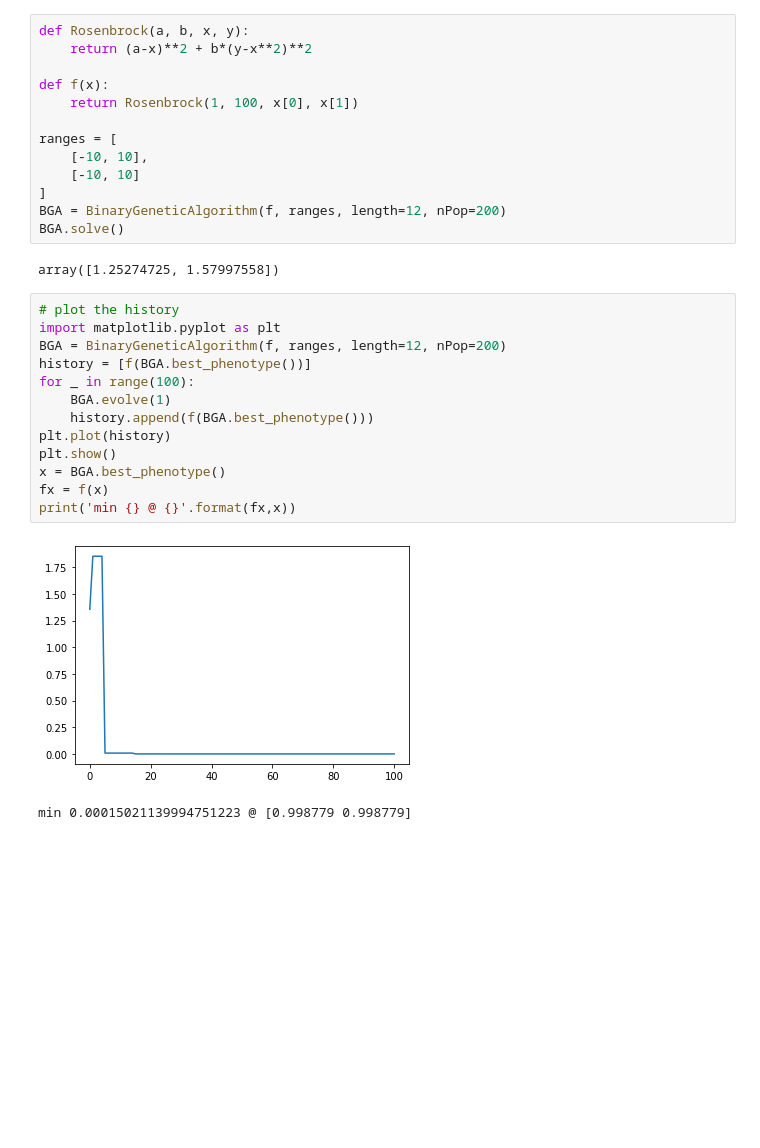
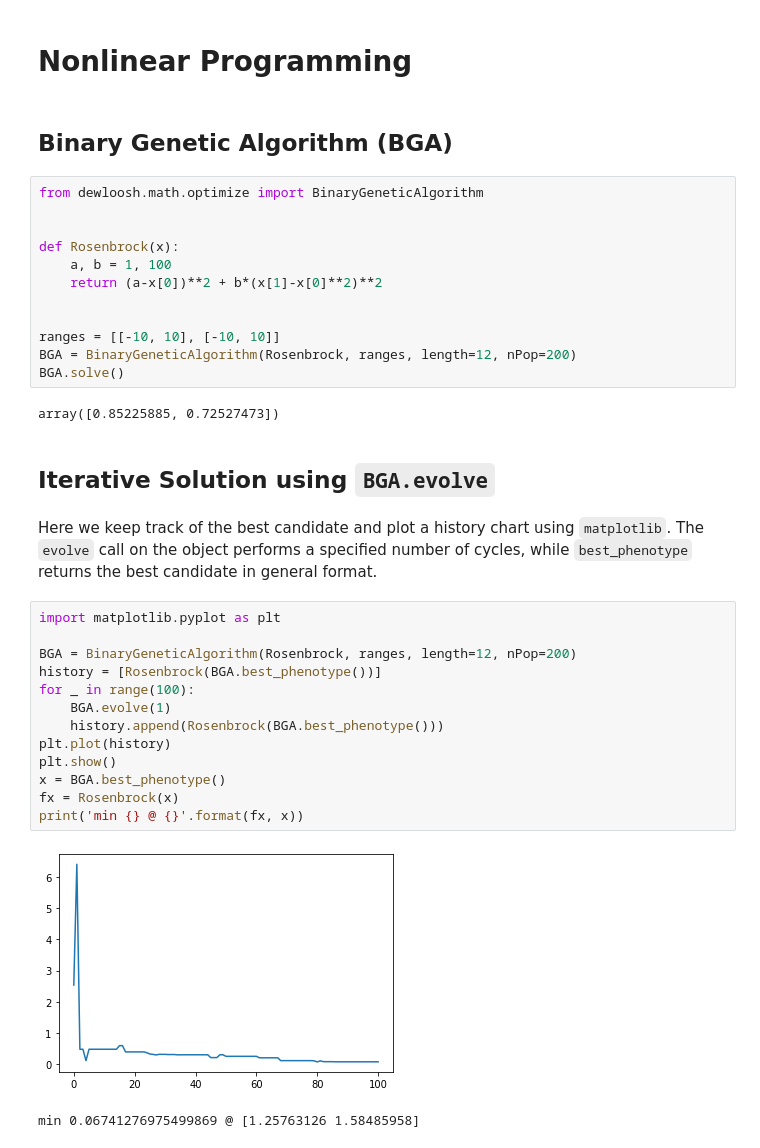
Before and after one commit to dewloosh/dewloosh-math, a Jupyter notebook: examples/genetic.ipynb, the cells around one changed output. Cells and saved outputs as stored; diff of their text form; blank space fills up the shorter version.

```diff
--- a/examples/genetic.ipynb
+++ b/examples/genetic.ipynb
@@ -3,31 +1,39 @@ from dewloosh.math.optimize import BinaryGeneticAlgorithm
+# %% [markdown]
+# **Nonlinear Programming**
+# %% [markdown]
+## Binary Genetic Algorithm (BGA)
 # %%
-def Rosenbrock(a, b, x, y):
-    return (a-x)**2 + b*(y-x**2)**2
+from dewloosh.math.optimize import BinaryGeneticAlgorithm
 
-def f(x):
-    return Rosenbrock(1, 100, x[0], x[1])
 
-ranges = [
-    [-10, 10],
-    [-10, 10]
-]
-BGA = BinaryGeneticAlgorithm(f, ranges, length=12, nPop=200)
+def Rosenbrock(x):
+    a, b = 1, 100
+    return (a-x[0])**2 + b*(x[1]-x[0]**2)**2
+
+
+ranges = [[-10, 10], [-10, 10]]
+BGA = BinaryGeneticAlgorithm(Rosenbrock, ranges, length=12, nPop=200)
 BGA.solve()
 # %% [output]
-array([1.25274725, 1.57997558])
+array([0.85225885, 0.72527473])
+# %% [markdown]
+## Iterative Solution using `BGA.evolve`
+# %% [markdown]
+Here we keep track of the best candidate and plot a history chart using `matplotlib`. The `evolve` call on the object performs a specified number of cycles, while `best_phenotype`
+returns the best candidate in general format.
 # %%
-# plot the history
 import matplotlib.pyplot as plt
-BGA = BinaryGeneticAlgorithm(f, ranges, length=12, nPop=200)
-history = [f(BGA.best_phenotype())]
+
+BGA = BinaryGeneticAlgorithm(Rosenbrock, ranges, length=12, nPop=200)
+history = [Rosenbrock(BGA.best_phenotype())]
 for _ in range(100):
     BGA.evolve(1)
-    history.append(f(BGA.best_phenotype()))
+    history.append(Rosenbrock(BGA.best_phenotype()))
 plt.plot(history)
 plt.show()
 x = BGA.best_phenotype()
-fx = f(x)
-print('min {} @ {}'.format(fx,x))
+fx = Rosenbrock(x)
+print('min {} @ {}'.format(fx, x))
 # %% [output]
-[figure, old version]
+[figure, new version]
-min 0.00015021139994751223 @ [0.998779 0.998779]
+min 0.06741276975499869 @ [1.25763126 1.58485958]
```
Also changed, not shown: parts of 1 cell of this notebook, 11 other files.
